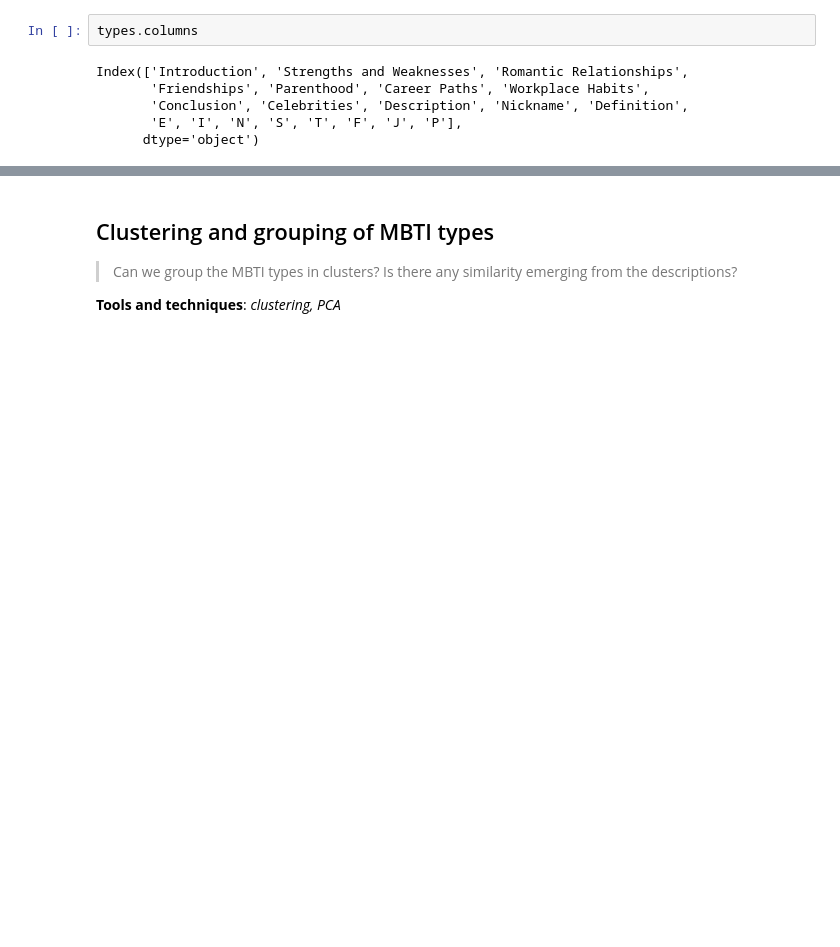
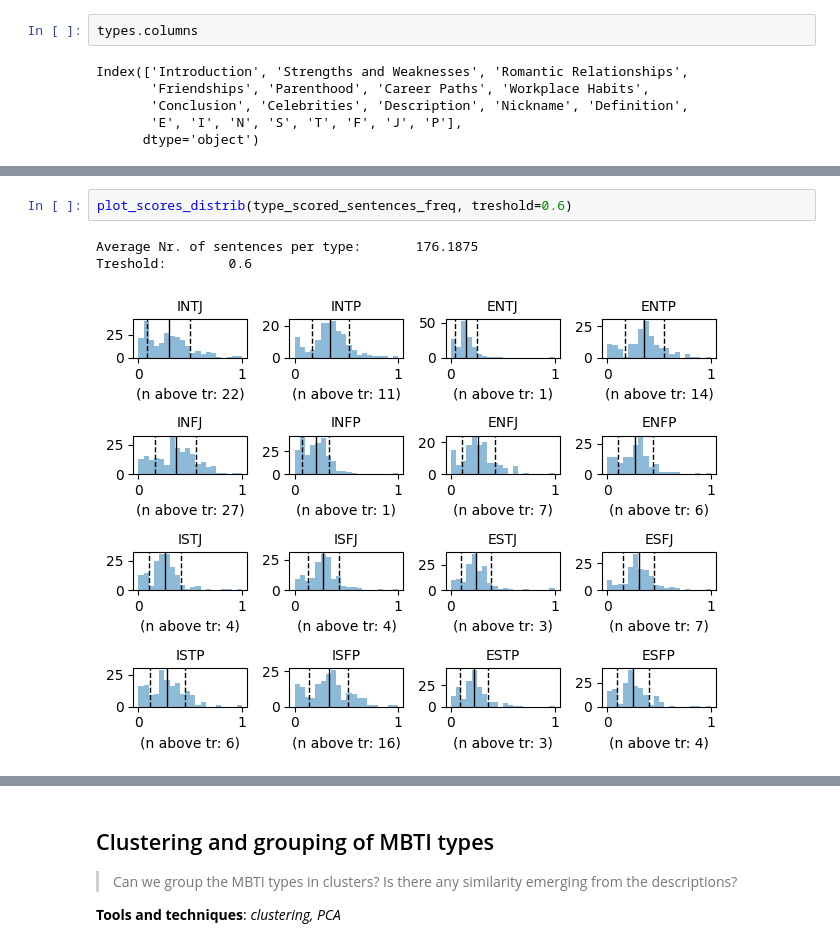
Before and after one commit to emanuelena49/MBTI-NLP, a Jupyter notebook: mbti_types.ipynb, the cells around one changed output, grey strips where cells are left out. Drawn from its saved outputs; the diff is of its cells as text; blank space fills up the shorter version.

```diff
--- a/mbti_types.ipynb
+++ b/mbti_types.ipynb
@@ -491,0 +566,6 @@ But embracing that disconnection isn’t a requirement for Logicians.
+# %%
+plot_scores_distrib(type_scored_sentences_freq, treshold=0.6)
+# %% [output]
+Average Nr. of sentences per type:       176.1875
+Treshold:        0.6
+[figure, added]
```
Also changed, not shown: parts of 49 cells of this notebook.
